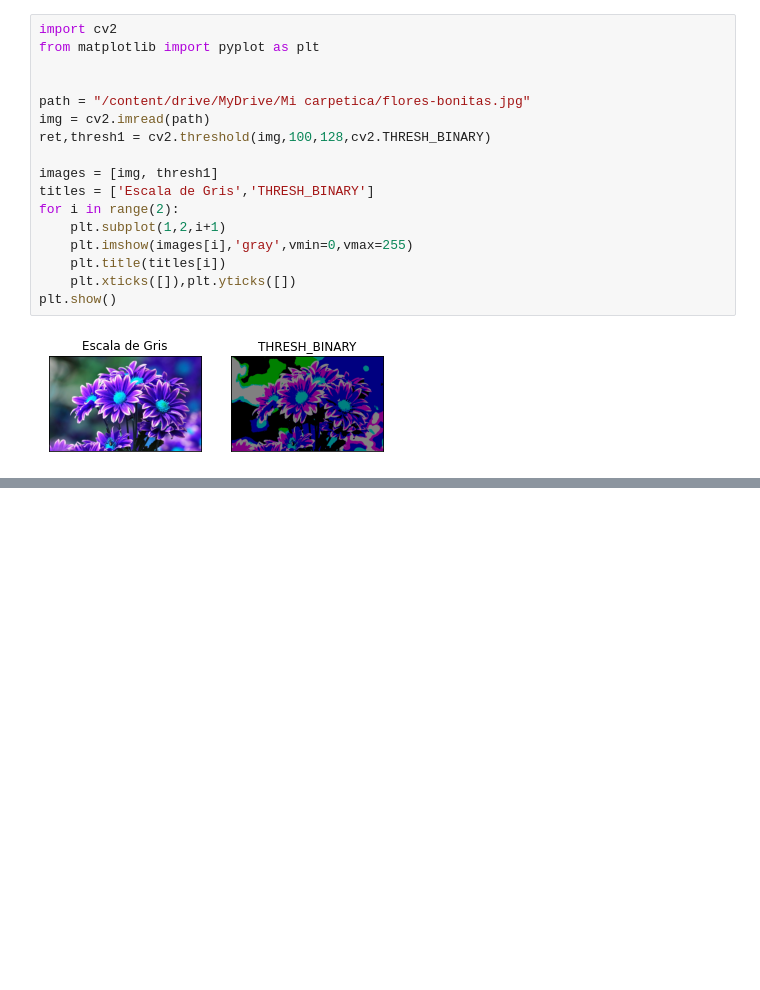
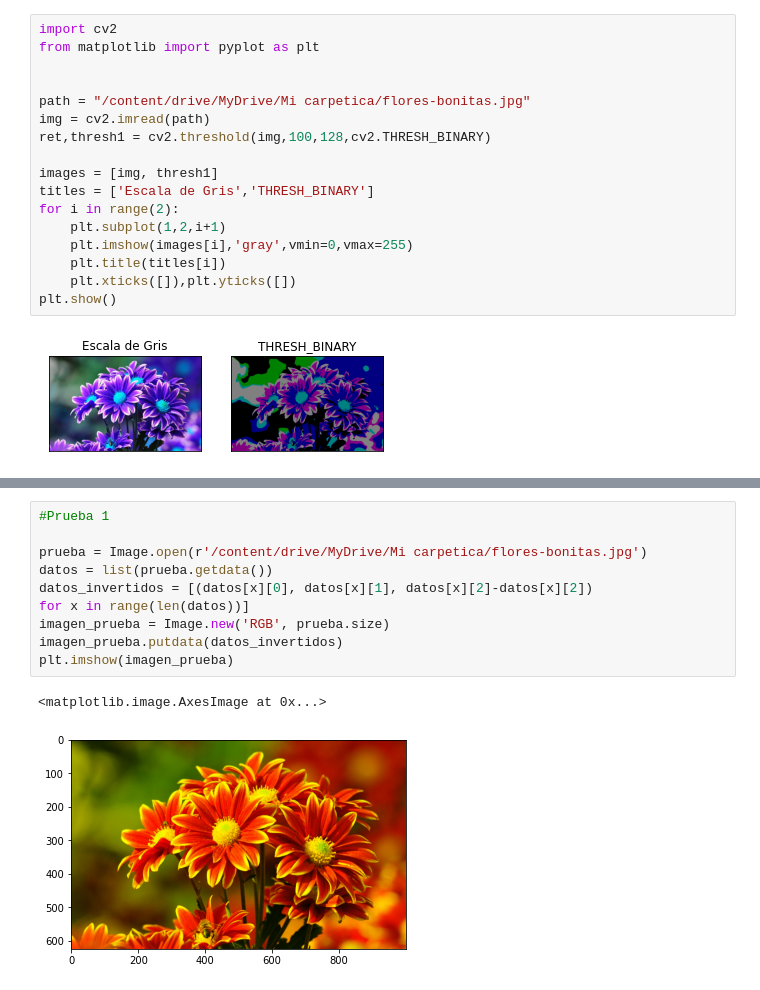
Before and after one commit to JhovanyArias/VisionArtificial, a Jupyter notebook: Taller1.ipynb, the cells around one changed output, grey strips where cells are left out. Saved outputs shown, nothing was run; the diff lists cells and outputs as text; blank space fills up the shorter version.

```diff
--- a/Taller1.ipynb
+++ b/Taller1.ipynb
@@ -142,0 +152,13 @@ plt.show()
+# %%
+#Prueba 1
+
+prueba = Image.open(r'/content/drive/MyDrive/Mi carpetica/flores-bonitas.jpg')
+datos = list(prueba.getdata())
+datos_invertidos = [(datos[x][0], datos[x][1], datos[x][2]-datos[x][2])
+for x in range(len(datos))]
+imagen_prueba = Image.new('RGB', prueba.size)
+imagen_prueba.putdata(datos_invertidos)
+plt.imshow(imagen_prueba)
+# %% [output]
+<matplotlib.image.AxesImage at 0x...>
+[figure, added]
```
Also changed, not shown: parts of 4 cells of this notebook.
